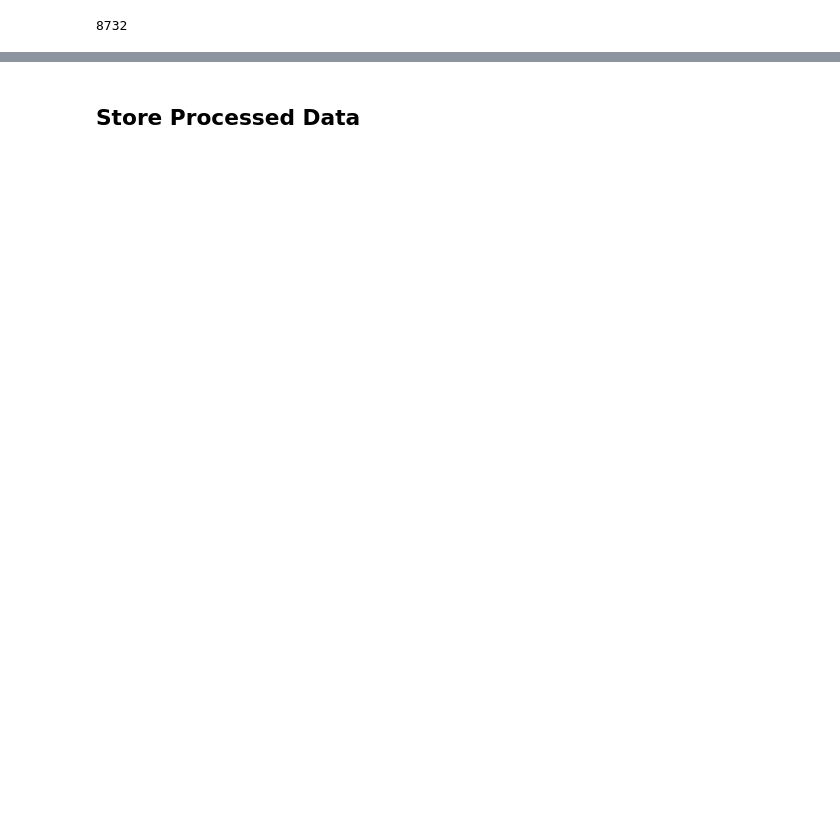
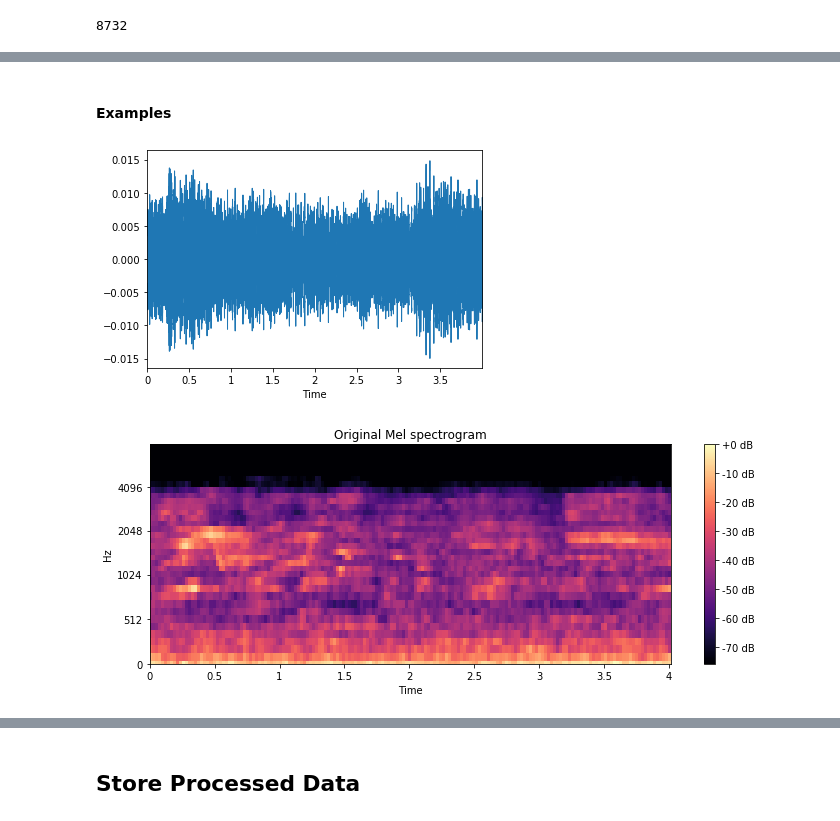
Before and after one commit to AmritK10/Urban-Sound-Classification, a Jupyter notebook: Urban_data_preprocess.ipynb, the cells around one changed output, grey strips where cells are left out. Cells and saved outputs as stored; diff of their text form; code cells hidden in the pictures; blank space fills up the shorter version.

```diff
--- a/Urban_data_preprocess.ipynb
+++ b/Urban_data_preprocess.ipynb
@@ -123,5 +123,5 @@ melspectrogram.shape,chroma_stft.shape,chroma_cq.shape,chroma_cens.shape,mfccs.s
 # %%
 #stacking and reshaping
-features=np.reshape(np.vstack((mfccs,melspectrogram,chroma_stft,chroma_cq,chroma_cens)),(40,5))
+features=np.reshape(np.vstack((mfccs,melspectrogram,chroma_stft,chroma_cq,chroma_cens)),(36,5))
 features.shape
 # %% [output]
@@ -151,9 +145,7 @@ for i in tqdm(range(len(data))):
 # %%
 #preprocessing using entire feature set
-x_train=[]
-x_test=[]
-y_train=[]
-y_test=[]
+x_data=[ [] for _ in range(10) ]
+y_label=[ [] for _ in range(10) ]
 path="UrbanSound8K/audio/fold"
 for i in tqdm(range(len(data))):
     fold_no=str(data.iloc[i]["fold"])
@@ -161,15 +153,11 @@ for i in tqdm(range(len(data))):
     label=data.iloc[i]["classID"]
     filename=path+fold_no+"/"+file
     y,sr=librosa.load(filename)
-    mfccs = np.mean(librosa.feature.mfcc(y, sr, n_mfcc=40).T,axis=0)
-    melspectrogram = np.mean(librosa.feature.melspectrogram(y=y, sr=sr, n_mels=40,fmax=8000).T,axis=0)
-    chroma_stft=np.mean(librosa.feature.chroma_stft(y=y, sr=sr,n_chroma=40).T,axis=0)
-    chroma_cq = np.mean(librosa.feature.chroma_cqt(y=y, sr=sr,n_chroma=40).T,axis=0)
-    chroma_cens = np.mean(librosa.feature.chroma_cens(y=y, sr=sr,n_chroma=40).T,axis=0)
-    features=np.reshape(np.vstack((mfccs,melspectrogram,chroma_stft,chroma_cq,chroma_cens)),(40,5))
-    if(fold_no!='10'):
-      x_train.append(features)
-      y_train.append(label)
-    else:
-      x_test.append(features)
-      y_test.append(label)
+    mfccs = np.mean(librosa.feature.mfcc(y, sr, n_mfcc=36).T,axis=0)
+    melspectrogram = np.mean(librosa.feature.melspectrogram(y=y, sr=sr, n_mels=36,fmax=8000).T,axis=0)
+    chroma_stft=np.mean(librosa.feature.chroma_stft(y=y, sr=sr,n_chroma=36).T,axis=0)
+    chroma_cq = np.mean(librosa.feature.chroma_cqt(y=y, sr=sr,n_chroma=36).T,axis=0)
+    chroma_cens = np.mean(librosa.feature.chroma_cens(y=y, sr=sr,n_chroma=36).T,axis=0)
+    features=np.reshape(np.vstack((mfccs,melspectrogram,chroma_stft,chroma_cq,chroma_cens)),(36,5))
+    x_data[int(fold_no)-1].append(features)
+    y_label[int(fold_no)-1].append(label)
@@ -199,0 +202,16 @@ x_train_2d.shape,x_test_2d.shape
+# %% [markdown]
+#### Examples
+# %%
+filename = "UrbanSound8K/audio/fold5/100263-2-0-137.wav"
+y, sr = librosa.load(filename)
+librosa.display.waveplot(y, sr=sr)
+signal = y
+melspec = librosa.feature.melspectrogram(signal, n_mels = 36)
+plt.figure(figsize=(10,4))
+librosa.display.specshow(librosa.amplitude_to_db(melspec,ref=np.max),y_axis='mel', fmax=8000,x_axis='time')
+plt.colorbar(format='%+2.0f dB')
+plt.title('Original Mel spectrogram')
+plt.tight_layout()
+# %% [output]
+[figure, added]
+[figure, added]
```
Also changed, not shown: parts of 26 cells of this notebook.
